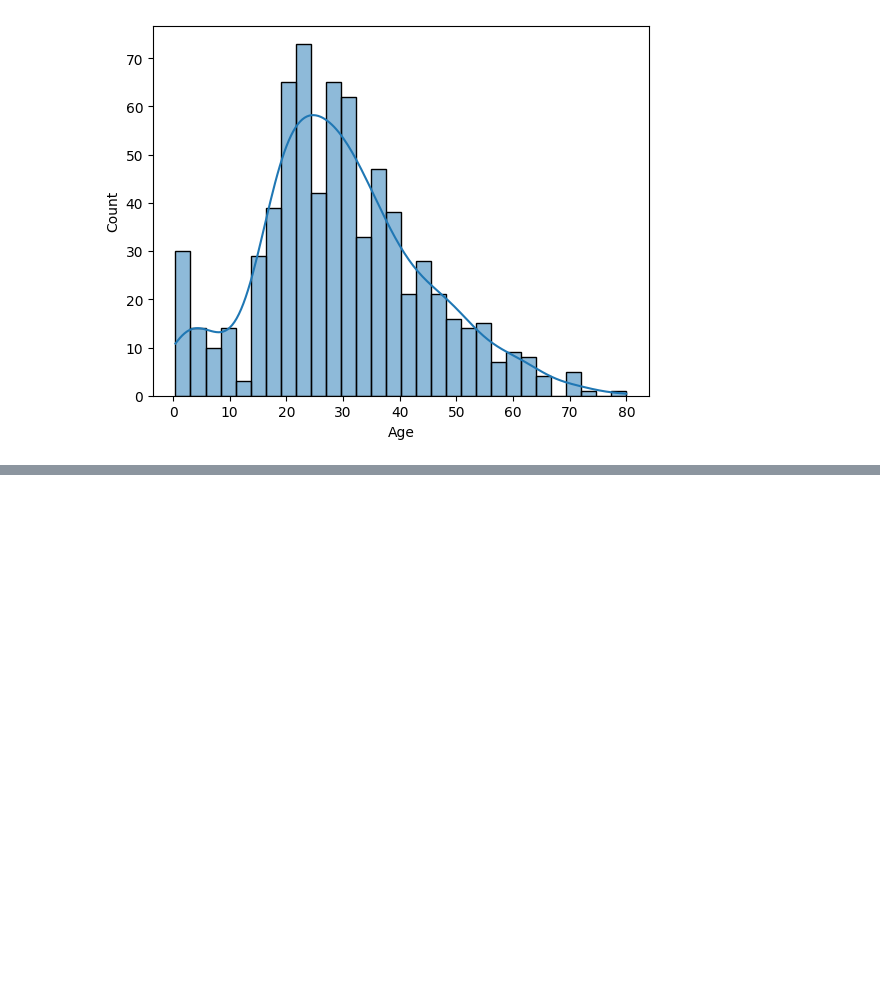
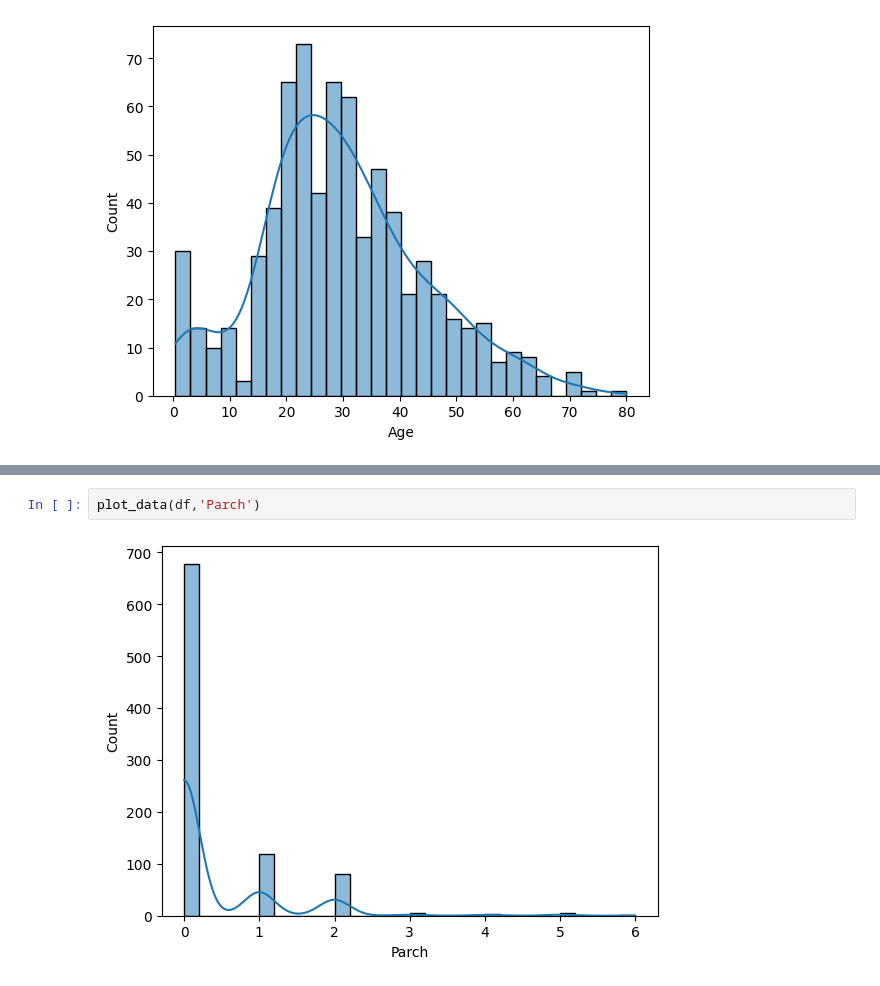
Before and after one commit to singh-manavv/Titanic-Dataset, a Jupyter notebook: titanic.ipynb, the cells around one changed output, grey strips where cells are left out. Drawn from its saved outputs; the diff is of its cells as text; blank space fills up the shorter version.

```diff
--- a/titanic.ipynb
+++ b/titanic.ipynb
@@ -96,0 +109,4 @@ plot_data(df,'Age')
+# %%
+plot_data(df,'Parch')
+# %% [output]
+[figure, added]
```
Also changed, not shown: parts of 6 cells of this notebook.
